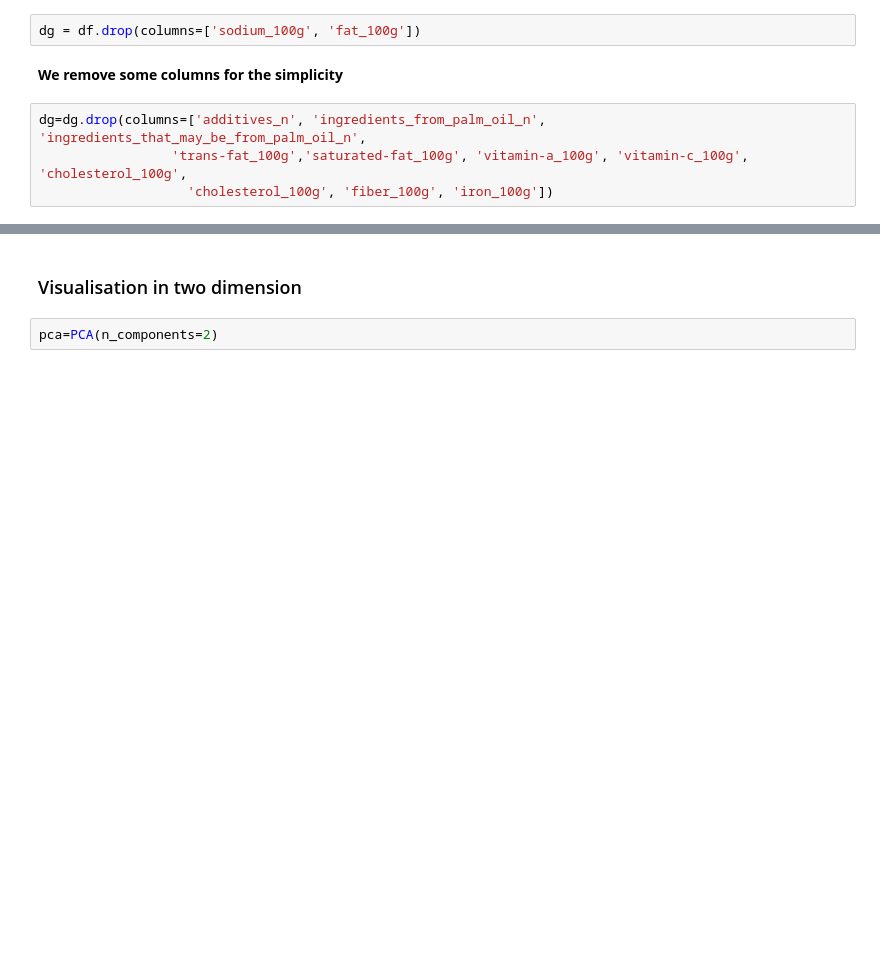
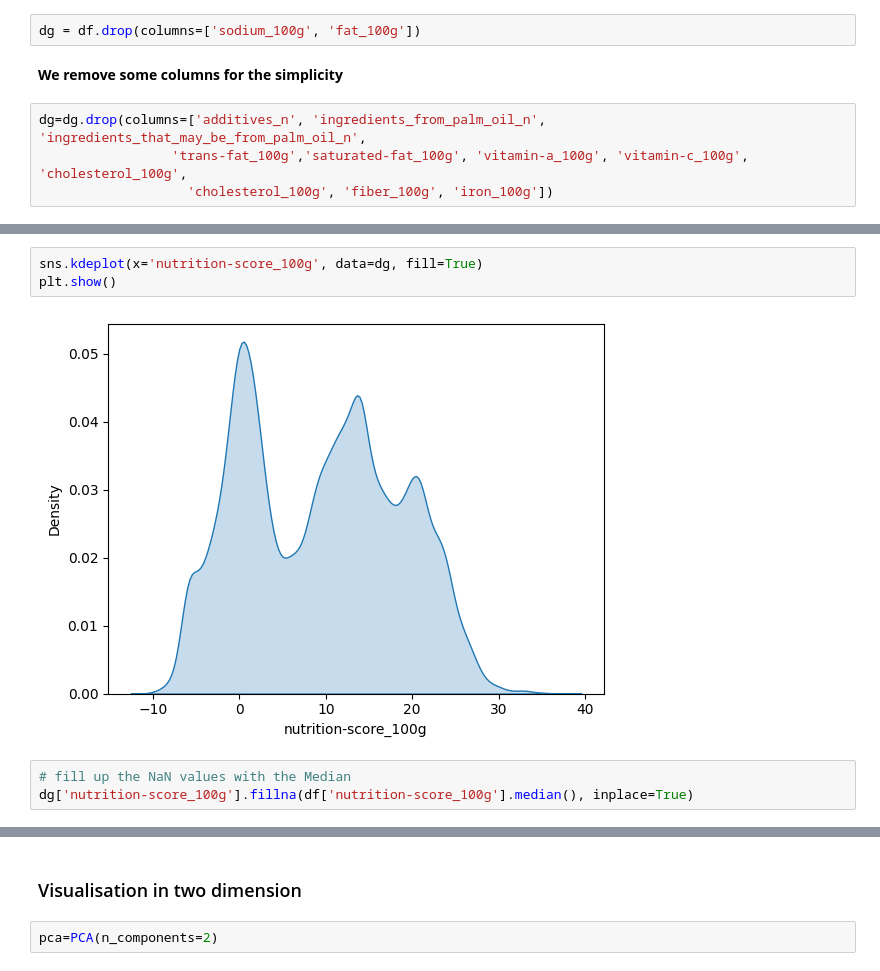
Before and after one commit to santra11/Sante-Paris2021, a Jupyter notebook: Sante-Public Paris.ipynb, the cells around one changed output, grey strips where cells are left out. Saved outputs shown, nothing was run; the diff lists cells and outputs as text; blank space fills up the shorter version.

```diff
--- a/Sante-Public Paris.ipynb
+++ b/Sante-Public Paris.ipynb
@@ -624,0 +632,8 @@ Index(['energy_100g', 'carbohydrates_100g', 'sugars_100g', 'proteins_100g',
+# %%
+sns.kdeplot(x='nutrition-score_100g', data=dg, fill=True)
+plt.show()
+# %% [output]
+[figure, added]
+# %%
+# fill up the NaN values with the Median
+dg['nutrition-score_100g'].fillna(df['nutrition-score_100g'].median(), inplace=True)
```
Also changed, not shown: parts of 32 cells of this notebook.
